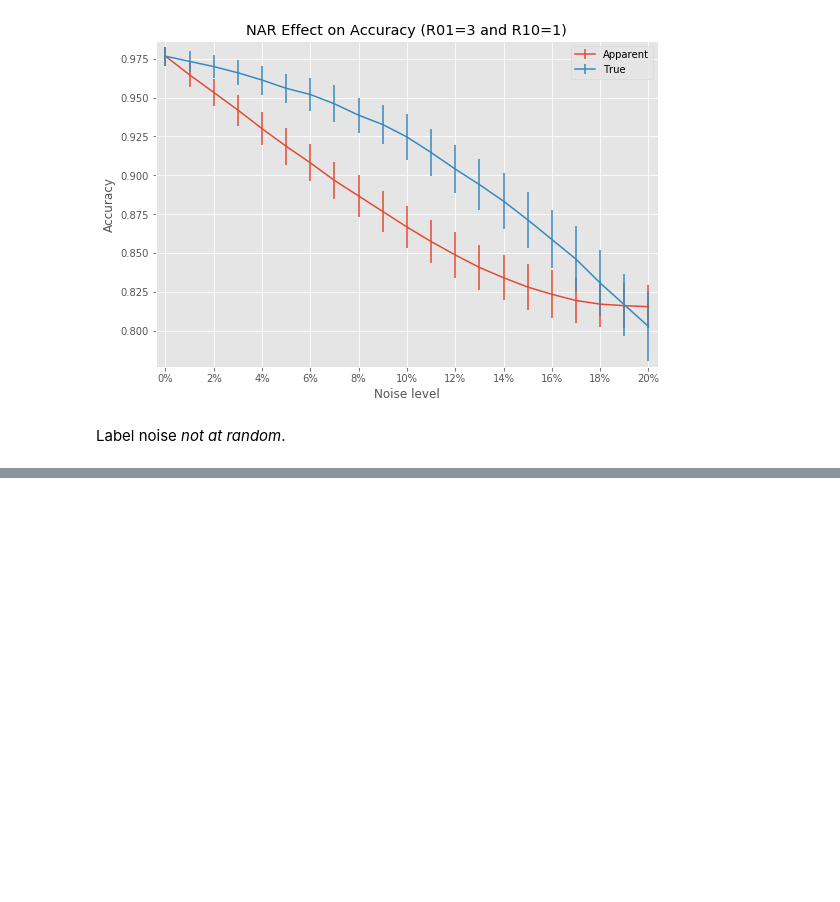
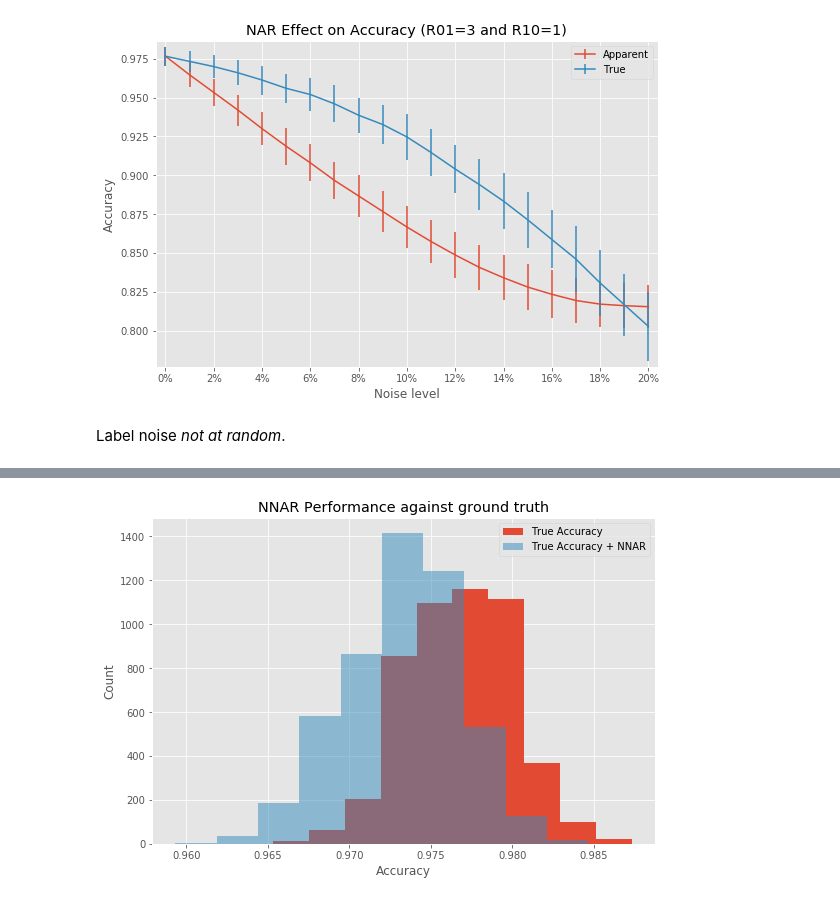
Before and after one commit to jkingphd/label_noise, a Jupyter notebook: blobs.ipynb, the cells around one changed output, grey strips where cells are left out. Saved outputs shown, nothing was run; the diff lists cells and outputs as text; code cells hidden in the pictures; blank space fills up the shorter version.

```diff
--- a/blobs.ipynb
+++ b/blobs.ipynb
@@ -563,0 +458,11 @@ plt.show()
+# %%
+plt.figure(figsize=(9,6))
+plt.hist(acc, label='True Accuracy')
+plt.hist(acc_nnar_true, label='True Accuracy + NNAR', alpha=0.5)
+plt.title('NNAR Performance against ground truth')
+plt.xlabel('Accuracy')
+plt.ylabel('Count')
+plt.legend(loc='best')
+plt.show()
+# %% [output]
+[figure, added]
```
Also changed, not shown: parts of 20 cells of this notebook, 3 other files.
